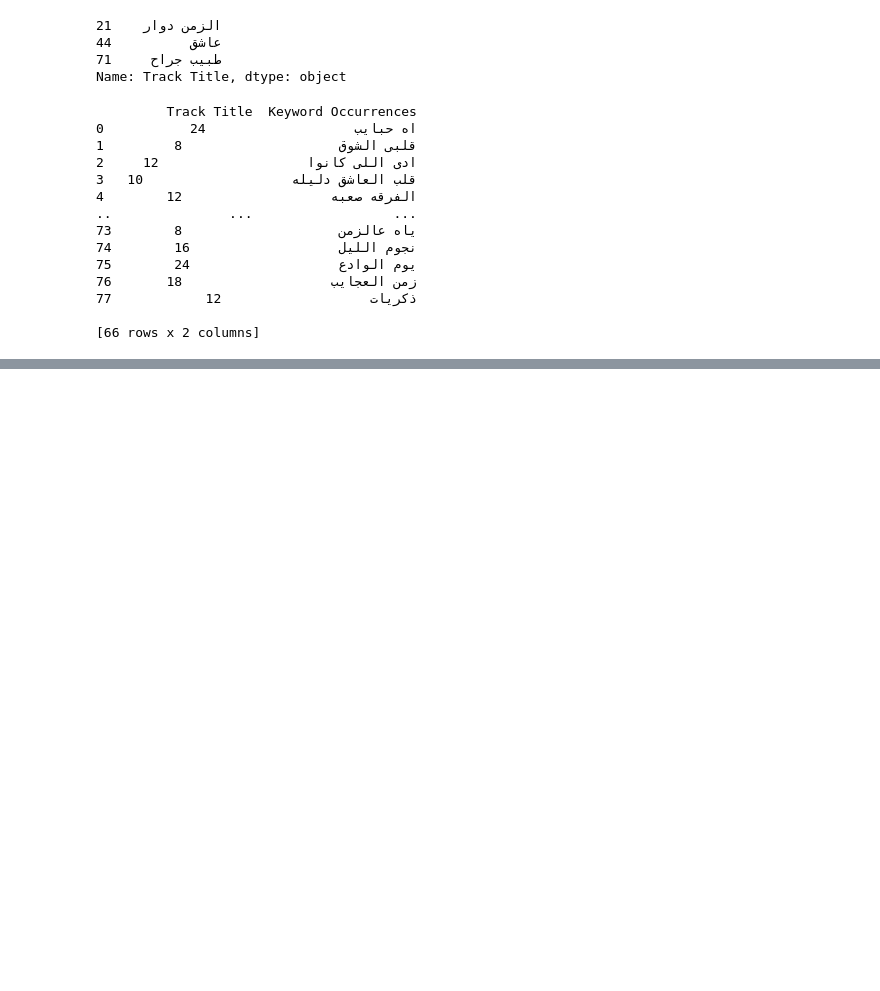
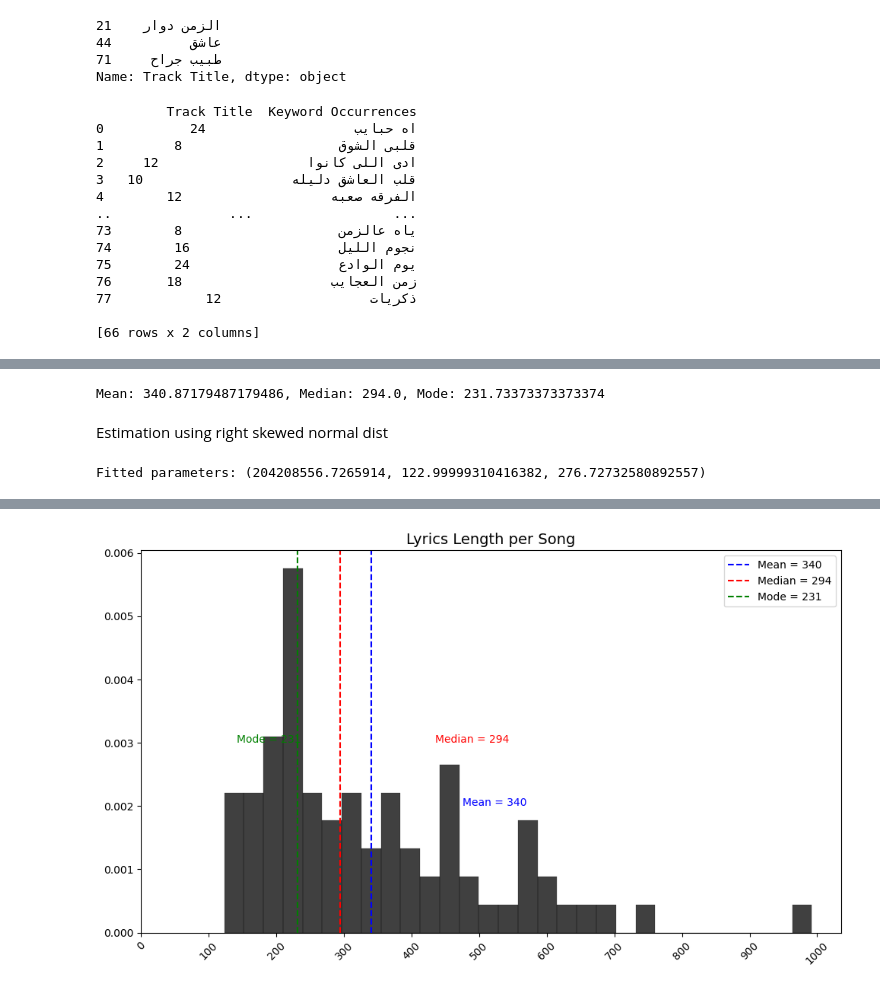
Before and after one commit to YoussefMohAttia/Arabic-Lyrics-Analysis-LLM, a Jupyter notebook: Preprocessing.ipynb, the cells around one changed output, grey strips where cells are left out. Cells and saved outputs as stored; diff of their text form; code cells hidden in the pictures; blank space fills up the shorter version.

```diff
--- a/Preprocessing.ipynb
+++ b/Preprocessing.ipynb
@@ -229,0 +355,74 @@ print(filtered_songs[['Track Title', 'Keyword Occurrences']])
+# %%
+import numpy as np
+from scipy.stats import gaussian_kde
+
+# Function to estimate the mode
+def estimate_mode(x):
+    density = gaussian_kde(x)
+    xs = np.linspace(min(x), max(x), 1000)
+    mode = xs[np.argmax(density(xs))]
+    return mode
+
+# Calculate mean, median, and mode
+mean_count = lyrics_len_dist['num_words'].mean()
+median_count = lyrics_len_dist['num_words'].median()
+mode_count = estimate_mode(lyrics_len_dist['num_words'])
+
+# Display the results
+print(f"Mean: {mean_count}, Median: {median_count}, Mode: {mode_count}")
+# %% [output]
+Mean: 340.87179487179486, Median: 294.0, Mode: 231.73373373373374
+# %% [markdown]
+Estimation using right skewed normal dist
+# %%
+from scipy.stats import skewnorm
+
+# Fit a skewed normal distribution to the data
+param_dist = skewnorm.fit(lyrics_len_dist['num_words'])
+
+# Display the fitted parameters
+print(f"Fitted parameters: {param_dist}")
+# %% [output]
+Fitted parameters: (204208556.7265914, 122.99999310416382, 276.72732580892557)
+# %%
+
+%pip install seaborn --user
+import matplotlib.pyplot as plt
+import seaborn as sns
+import numpy as np
+
+# Create the plot
+plt.figure(figsize=(10, 6))
+
+# Histogram for num_words
+sns.histplot(
+    lyrics_len_dist['num_words'],
+    stat="density",
+    bins=30,
+    color="black",
+    edgecolor="black",
+    linewidth=0.15
+)
+
+# Add vertical lines for mean, median, and mode
+plt.axvline(mean_count, color="blue", linestyle="dashed", label=f"Mean = {int(mean_count)}")
+plt.axvline(median_count, color="red", linestyle="dashed", label=f"Median = {int(median_count)}")
+plt.axvline(mode_count, color="green", linestyle="dashed", label=f"Mode = {int(mode_count)}")
+
+# Add text annotations for mean, median, and mode
+plt.text(mean_count + 230, 0.002, f"Mean = {int(mean_count)}", color="blue", fontsize=10, ha="right")
+plt.text(median_count + 250, 0.003, f"Median = {int(median_count)}", color="red", fontsize=10, ha="right")
+plt.text(mode_count + 5, 0.003, f"Mode = {int(mode_count)}", color="green", fontsize=10, ha="right")
+
+# Customize the plot
+plt.title("Lyrics Length per Song", fontsize=14, ha="center")
+plt.xlabel("")
+plt.ylabel("")
+plt.xticks(np.arange(0, lyrics_len_dist['num_words'].max() + 100, 100), rotation=45)
+plt.grid(False)
+plt.legend()
+plt.tight_layout()
+
+# Show the plot
+plt.show()
+# %% [output]
@@ -229,0 +451 @@ print(filtered_songs[['Track Title', 'Keyword Occurrences']])
+[figure, added]
```
Also changed, not shown: parts of 23 cells of this notebook.
